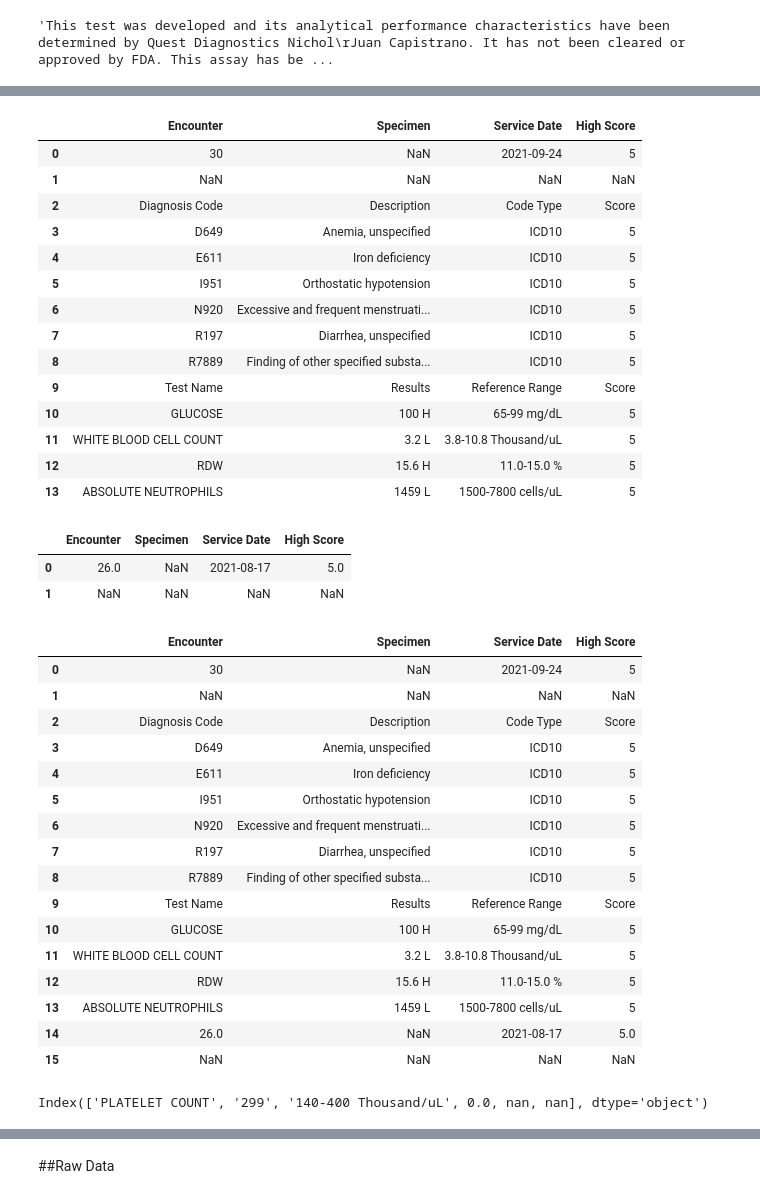
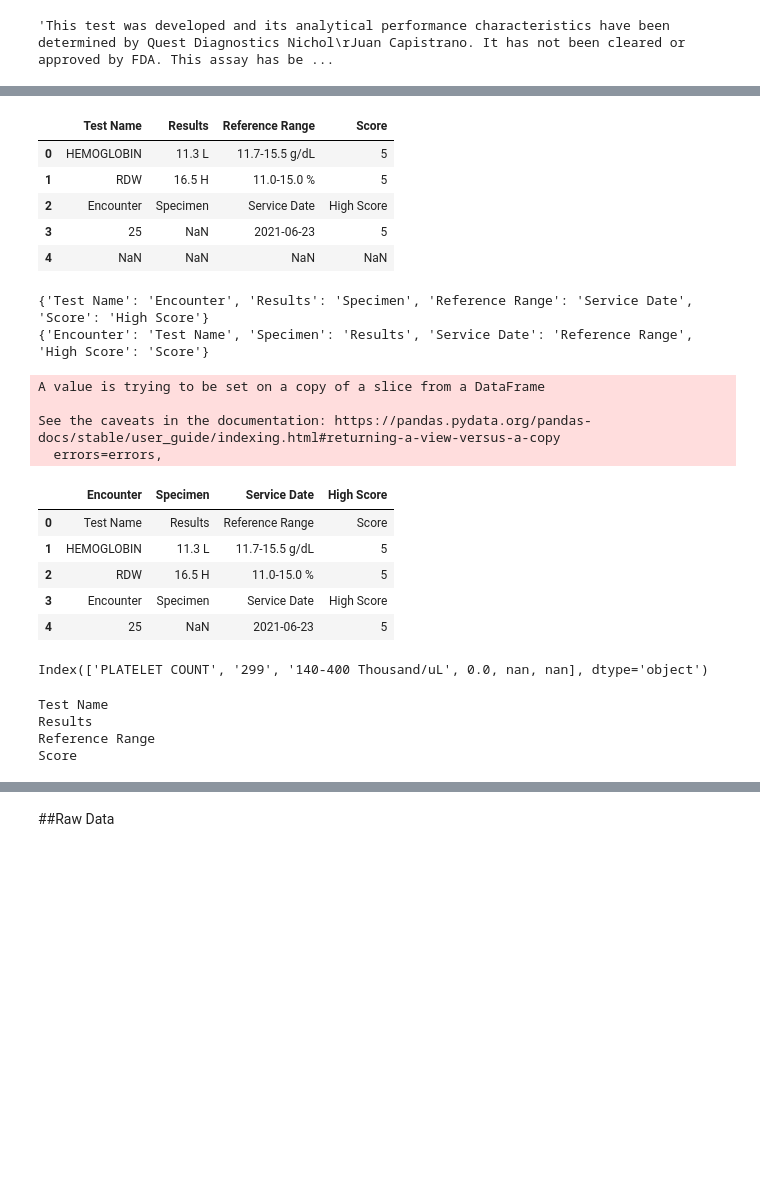
Before and after one commit to rahiakela/data-science-research-and-practice, a Jupyter notebook: data-extraction-works/01-tabulapy.ipynb, the cells around one changed output, grey strips where cells are left out. Drawn from its saved outputs; the diff is of its cells as text; code cells hidden in the pictures; blank space fills up the shorter version.

```diff
--- a/data-extraction-works/01-tabulapy.ipynb
+++ b/data-extraction-works/01-tabulapy.ipynb
@@ -15,7 +15,7 @@ import pandas as pd
 ##Loading pdf into Pandas
 # %%
 # Read pdf into DataFrame
-dfs = tabula.read_pdf("redacted1.pdf", lattice=True, multiple_tables=True, pages="1,2")
+dfs = tabula.read_pdf("redacted1.pdf", lattice=True, multiple_tables=True, pages="all")
 
 # convert PDF into CSV
 #tabula.convert_into("redacted1.pdf", "output.csv", output_format="csv")
@@ -63,54 +105,42 @@ def drop_unwanted_columns(df):
 # %%
 # drop unwanted columns
-data_df = drop_unwanted_columns(dfs[8])
-data_df
+data_df = drop_unwanted_columns(dfs[13])
+data_df.head()
 # %% [output]
-|  | Encounter | Specimen | Service Date | High Score |
-| 0 | 30 | NaN | 2021-09-24 | 5 |
-| 1 | NaN | NaN | NaN | NaN |
-| 2 | Diagnosis Code | Description | Code Type | Score |
-| 3 | D649 | Anemia, unspecified | ICD10 | 5 |
-| 4 | E611 | Iron deficiency | ICD10 | 5 |
-| 5 | I951 | Orthostatic hypotension | ICD10 | 5 |
-| 6 | N920 | Excessive and frequent menstruati... | ICD10 | 5 |
-| 7 | R197 | Diarrhea, unspecified | ICD10 | 5 |
-| 8 | R7889 | Finding of other specified substa... | ICD10 | 5 |
-| 9 | Test Name | Results | Reference Range | Score |
-| 10 | GLUCOSE | 100 H | 65-99 mg/dL | 5 |
-| 11 | WHITE BLOOD CELL COUNT | 3.2 L | 3.8-10.8 Thousand/uL | 5 |
-| 12 | RDW | 15.6 H | 11.0-15.0 % | 5 |
-| 13 | ABSOLUTE NEUTROPHILS | 1459 L | 1500-7800 cells/uL | 5 |
+|  | Test Name | Results | Reference Range | Score |
+| 0 | HEMOGLOBIN | 11.3 L | 11.7-15.5 g/dL | 5 |
+| 1 | RDW | 16.5 H | 11.0-15.0 % | 5 |
+| 2 | Encounter | Specimen | Service Date | High Score |
+| 3 | 25 | NaN | 2021-06-23 | 5 |
+| 4 | NaN | NaN | NaN | NaN |
-# %%
-data_df1 = drop_unwanted_columns(dfs[11])
-data_df1
-# %% [output]
-|  | Encounter | Specimen | Service Date | High Score |
-| 0 | 26.0 | NaN | 2021-08-17 | 5.0 |
-| 1 | NaN | NaN | NaN | NaN |
 # %%
-# data_df["Encounter"] = data_df1["Encounter"]
-data_df2 = pd.concat([data_df, data_df1]).reset_index(drop = True)
-data_df2
+data_df2 = add_new_columns(data_df)
+# Concatenate new_row with df
+# data_df3 = pd.concat([data_df, data_df2[:]]).reset_index(drop = True)
+data_df2.head()
 # %% [output]
+{'Test Name': 'Encounter', 'Results': 'Specimen', 'Reference Range': 'Service Date', 'Score': 'High Score'}
+{'Encounter': 'Test Name', 'Specimen': 'Results', 'Service Date': 'Reference Range', 'High Score': 'Score'}
+A value is trying to be set on a copy of a slice from a DataFrame
+
+See the caveats in the documentation: https://pandas.pydata.org/pandas-docs/stable/user_guide/indexing.html#returning-a-view-versus-a-copy
+  errors=errors,
 |  | Encounter | Specimen | Service Date | High Score |
-| 0 | 30 | NaN | 2021-09-24 | 5 |
-| 1 | NaN | NaN | NaN | NaN |
-| 2 | Diagnosis Code | Description | Code Type | Score |
-| 3 | D649 | Anemia, unspecified | ICD10 | 5 |
-| 4 | E611 | Iron deficiency | ICD10 | 5 |
-| 5 | I951 | Orthostatic hypotension | ICD10 | 5 |
-| 6 | N920 | Excessive and frequent menstruati... | ICD10 | 5 |
-| 7 | R197 | Diarrhea, unspecified | ICD10 | 5 |
-| 8 | R7889 | Finding of other specified substa... | ICD10 | 5 |
-| 9 | Test Name | Results | Reference Range | Score |
-| 10 | GLUCOSE | 100 H | 65-99 mg/dL | 5 |
-| 11 | WHITE BLOOD CELL COUNT | 3.2 L | 3.8-10.8 Thousand/uL | 5 |
-| 12 | RDW | 15.6 H | 11.0-15.0 % | 5 |
-| 13 | ABSOLUTE NEUTROPHILS | 1459 L | 1500-7800 cells/uL | 5 |
-| 14 | 26.0 | NaN | 2021-08-17 | 5.0 |
-| 15 | NaN | NaN | NaN | NaN |
+| 0 | Test Name | Results | Reference Range | Score |
+| 1 | HEMOGLOBIN | 11.3 L | 11.7-15.5 g/dL | 5 |
+| 2 | RDW | 16.5 H | 11.0-15.0 % | 5 |
+| 3 | Encounter | Specimen | Service Date | High Score |
+| 4 | 25 | NaN | 2021-06-23 | 5 |
 # %%
 raw_df = data_df[1].rename(columns=data_df[1].iloc[0]).drop(data_df[1].index[0])
 raw_df.columns
 # %% [output]
 Index(['PLATELET COUNT', '299', '140-400 Thousand/uL', 0.0, nan, nan], dtype='object')
+# %%
+for col in data_df.columns:
+  print(col)
+# %% [output]
+Test Name
+Results
+Reference Range
+Score
```
Also changed, not shown: parts of 11 cells of this notebook.
